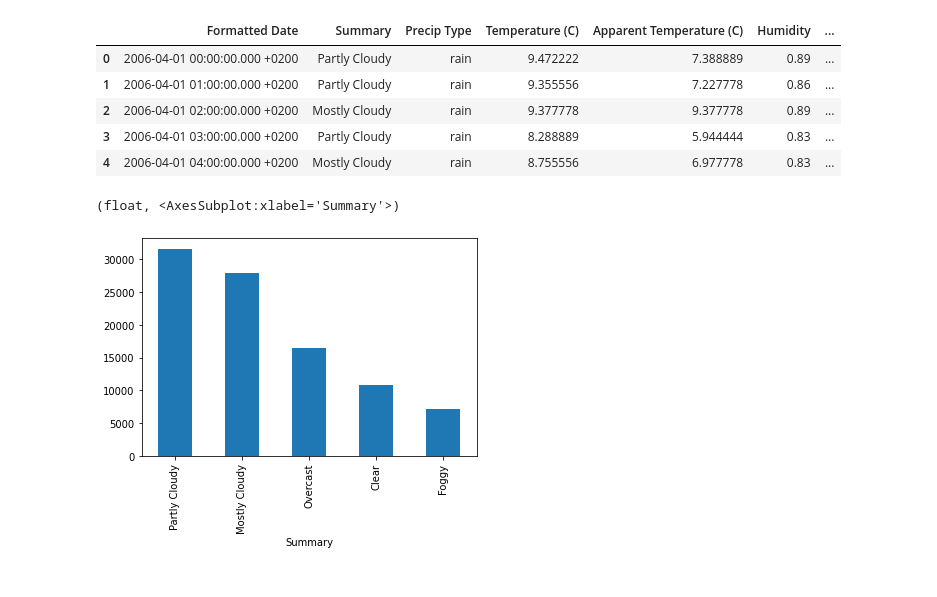
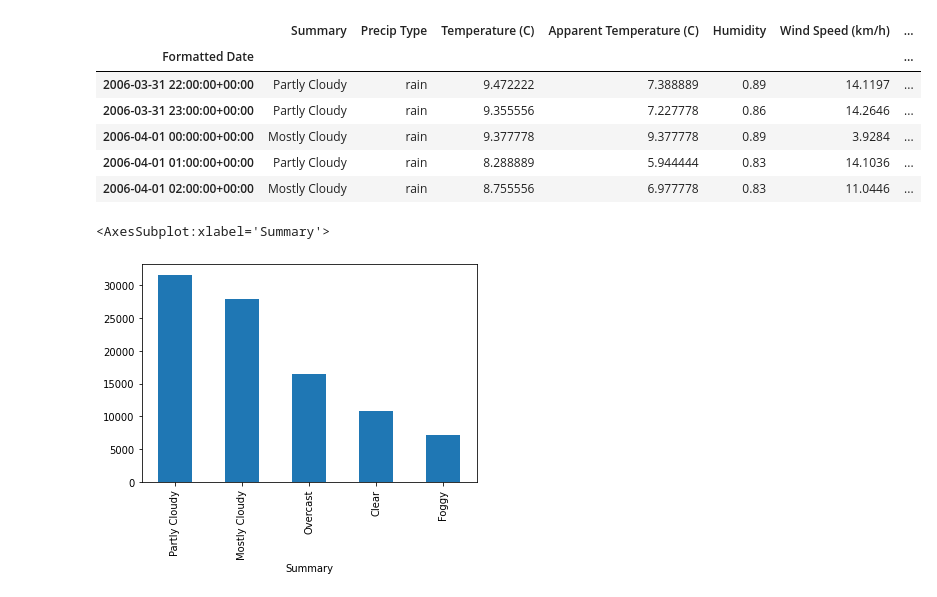
Before and after one commit to Abaleshenko/start-pyspark, a Jupyter notebook: atlas-weather/atlas-visualization.ipynb, the cells around one changed output. Drawn from its saved outputs; the diff is of its cells as text; code cells hidden in the pictures.

```diff
--- a/atlas-weather/atlas-visualization.ipynb
+++ b/atlas-weather/atlas-visualization.ipynb
@@ -1,16 +1,19 @@
 # %%
 import pandas as pd
 
 df = pd.read_csv("../dataset/weatherHistory.csv")
+df["Formatted Date"] = pd.to_datetime(df["Formatted Date"], utc=True)
+df = df.set_index('Formatted Date')
 
 df.head()
 # %% [output]
-|  | Formatted Date | Summary | Precip Type | Temperature (C) | Apparent Temperature (C) | Humidity | ... |
-| 0 | 2006-04-01 00:00:00.000 +0200 | Partly Cloudy | rain | 9.472222 | 7.388889 | 0.89 | ... |
-| 1 | 2006-04-01 01:00:00.000 +0200 | Partly Cloudy | rain | 9.355556 | 7.227778 | 0.86 | ... |
-| 2 | 2006-04-01 02:00:00.000 +0200 | Mostly Cloudy | rain | 9.377778 | 9.377778 | 0.89 | ... |
-| 3 | 2006-04-01 03:00:00.000 +0200 | Partly Cloudy | rain | 8.288889 | 5.944444 | 0.83 | ... |
-| 4 | 2006-04-01 04:00:00.000 +0200 | Mostly Cloudy | rain | 8.755556 | 6.977778 | 0.83 | ... |
+|  | Summary | Precip Type | Temperature (C) | Apparent Temperature (C) | Humidity | Wind Speed (km/h) | ... |
+| Formatted Date |  |  |  |  |  |  | ... |
+| 2006-03-31 22:00:00+00:00 | Partly Cloudy | rain | 9.472222 | 7.388889 | 0.89 | 14.1197 | ... |
+| 2006-03-31 23:00:00+00:00 | Partly Cloudy | rain | 9.355556 | 7.227778 | 0.86 | 14.2646 | ... |
+| 2006-04-01 00:00:00+00:00 | Mostly Cloudy | rain | 9.377778 | 9.377778 | 0.89 | 3.9284 | ... |
+| 2006-04-01 01:00:00+00:00 | Partly Cloudy | rain | 8.288889 | 5.944444 | 0.83 | 14.1036 | ... |
+| 2006-04-01 02:00:00+00:00 | Mostly Cloudy | rain | 8.755556 | 6.977778 | 0.83 | 11.0446 | ... |
 # %%
 import matplotlib.pyplot as plt
 
@@ -20,7 +23,7 @@ precip_totals = (df
     .sort_values(ascending=False)
     .head(5)
 )
-float, precip_totals.plot(kind="bar", fontsize=10)
+precip_totals.plot(kind="bar", fontsize=10)
 # %% [output]
-(float, <AxesSubplot:xlabel='Summary'>)
+<AxesSubplot:xlabel='Summary'>
 [figure]
```
Also changed, not shown: parts of 4 cells of this notebook, 5 other files.
